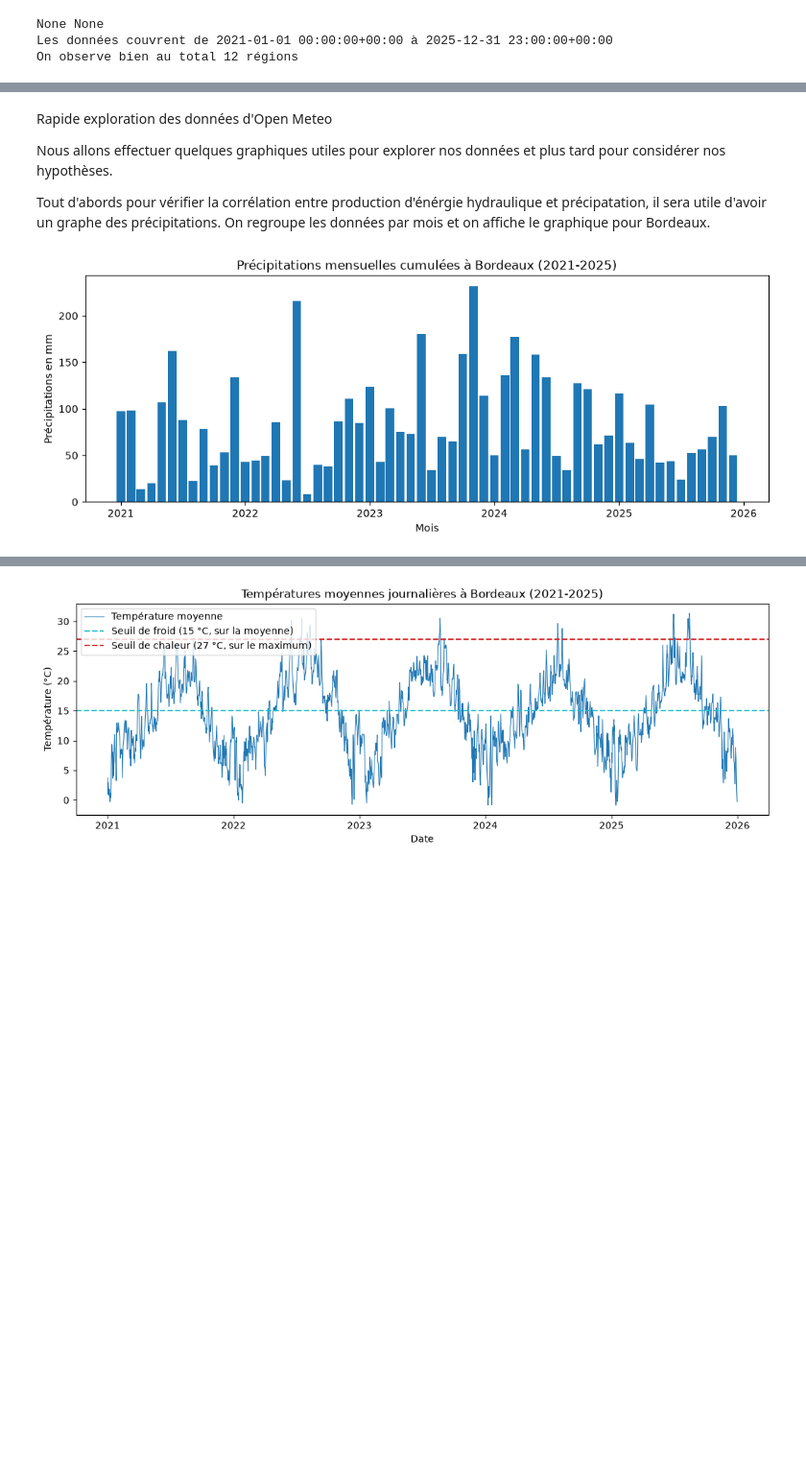
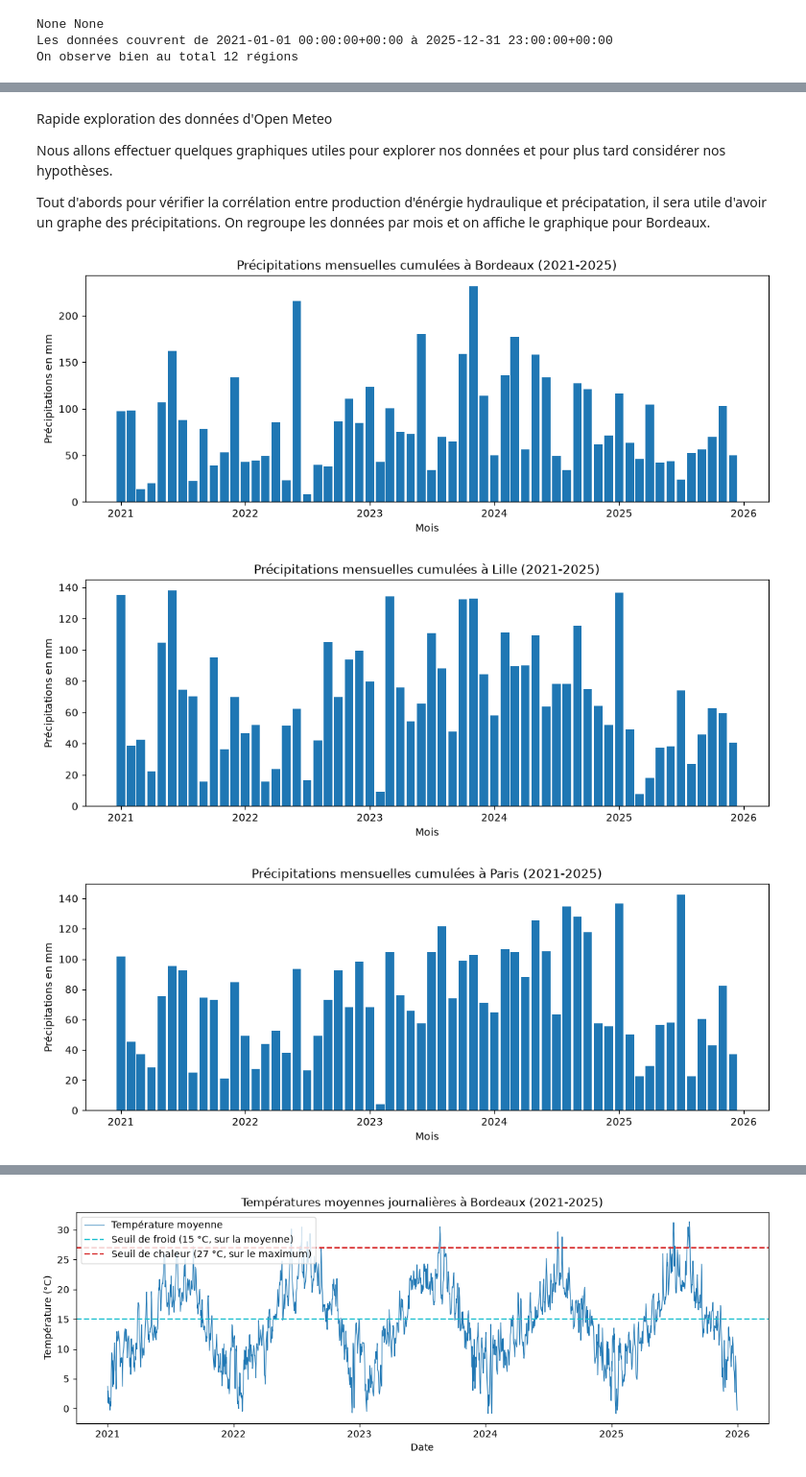
Before and after one commit to Cherif-git-code/Projet-Python-2026-2027, a Jupyter notebook: Rendu_final.ipynb, the cells around one changed output, grey strips where cells are left out. Shown at 96% size. Saved outputs shown, nothing was run; the diff lists cells and outputs as text; code cells hidden in the pictures; blank space fills up the shorter version.

```diff
--- a/Rendu_final.ipynb
+++ b/Rendu_final.ipynb
@@ -73,14 +159,18 @@ blahblah
 # %% [markdown]
 Rapide exploration des données d'Open Meteo
 
-Nous allons effectuer quelques graphiques utiles pour explorer nos données et plus tard pour considérer nos hypothèses.
+Nous allons effectuer quelques graphiques utiles pour explorer nos données et pour plus tard considérer nos hypothèses.
 
 Tout d'abords pour vérifier la corrélation entre production d'énérgie hydraulique et précipatation, il sera utile d'avoir un graphe des précipitations. On regroupe les données par mois et on affiche le graphique pour Bordeaux.
 # %%
 import matplotlib.pyplot as plt
 from src.meteo import tracer_cumul_mensuel_precipitation
-ville = "bordeaux"
+ville = "bordeaux" #en tant que bordelais je peux attester que Bordeaux devrait être riche en données sur ce point !
 tracer_cumul_mensuel_precipitation(meteo, ville)
+tracer_cumul_mensuel_precipitation(meteo, "lille")
+tracer_cumul_mensuel_precipitation(meteo, "paris")
 # %% [output]
 [figure]
+[figure, added]
+[figure, added]
 # %% [markdown]
```
Also changed, not shown: parts of 32 cells of this notebook, 1 other file.
